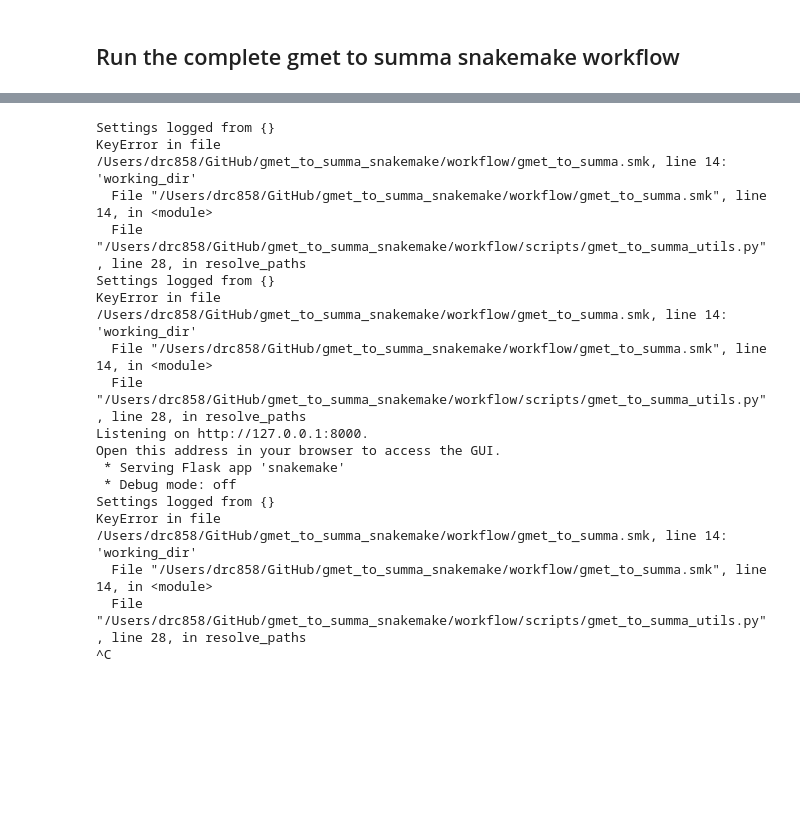
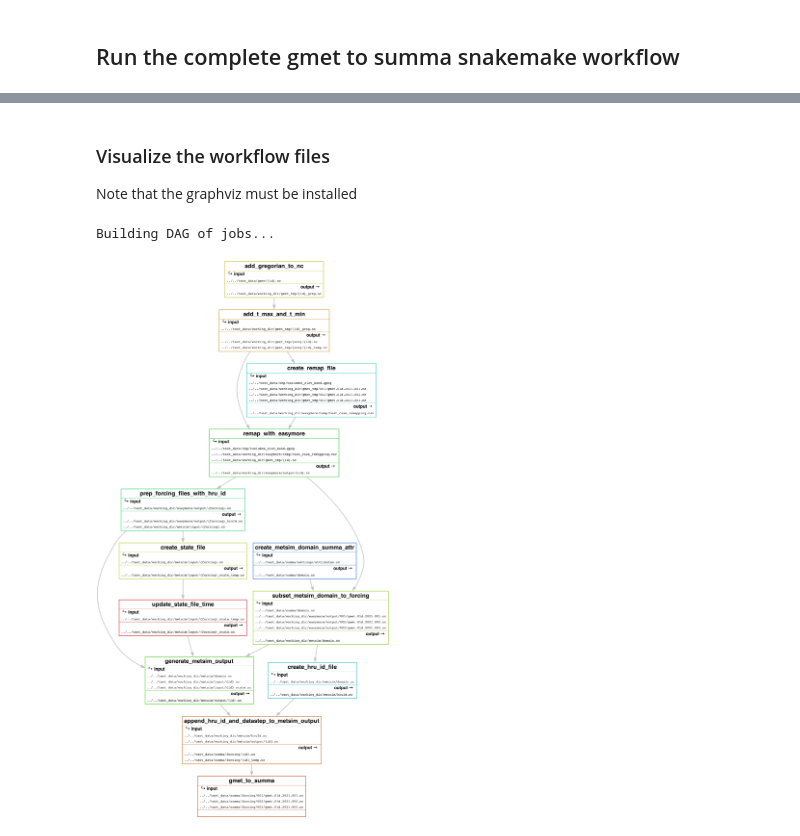
Before and after one commit to DaveCasson/gmet_to_summa_snakemake, a Jupyter notebook: workflow/notebooks/gmet_to_summa_snakemake.ipynb, the cells around one changed output, grey strips where cells are left out. Cells and saved outputs as stored; diff of their text form; code cells hidden in the pictures; blank space fills up the shorter version.

```diff
--- a/workflow/notebooks/gmet_to_summa_snakemake.ipynb
+++ b/workflow/notebooks/gmet_to_summa_snakemake.ipynb
@@ -64,23 +78,11 @@ Building DAG of jobs...
+# %% [markdown]
+### Visualize the workflow files
+
+Note that the graphviz must be installed
 # %%
-! snakemake -s ../gmet_to_summa.smk --configfile ../config/gmet_to_summa_test_case_config.yaml --gui
+# Build the file graph
+! snakemake -s ../gmet_to_summa.smk --configfile ../config/gmet_to_summa_test_case_config.yaml --filegraph | dot -Tpng > ../reports/gmet_to_summa_file.png
+display.Image('../reports/gmet_to_summa_file.png')
 # %% [output]
-Settings logged from {}
-KeyError in file /Users/drc858/GitHub/gmet_to_summa_snakemake/workflow/gmet_to_summa.smk, line 14:
-'working_dir'
-  File "/Users/drc858/GitHub/gmet_to_summa_snakemake/workflow/gmet_to_summa.smk", line 14, in <module>
-  File "/Users/drc858/GitHub/gmet_to_summa_snakemake/workflow/scripts/gmet_to_summa_utils.py", line 28, in resolve_paths
-Settings logged from {}
-KeyError in file /Users/drc858/GitHub/gmet_to_summa_snakemake/workflow/gmet_to_summa.smk, line 14:
-'working_dir'
-  File "/Users/drc858/GitHub/gmet_to_summa_snakemake/workflow/gmet_to_summa.smk", line 14, in <module>
-  File "/Users/drc858/GitHub/gmet_to_summa_snakemake/workflow/scripts/gmet_to_summa_utils.py", line 28, in resolve_paths
-Listening on http://127.0.0.1:8000.
-Open this address in your browser to access the GUI.
- * Serving Flask app 'snakemake'
- * Debug mode: off
-Settings logged from {}
-KeyError in file /Users/drc858/GitHub/gmet_to_summa_snakemake/workflow/gmet_to_summa.smk, line 14:
-'working_dir'
-  File "/Users/drc858/GitHub/gmet_to_summa_snakemake/workflow/gmet_to_summa.smk", line 14, in <module>
-  File "/Users/drc858/GitHub/gmet_to_summa_snakemake/workflow/scripts/gmet_to_summa_utils.py", line 28, in resolve_paths
-^C
+Building DAG of jobs...
+[figure, added]
```
Also changed, not shown: parts of 8 cells of this notebook, 7 other files.
